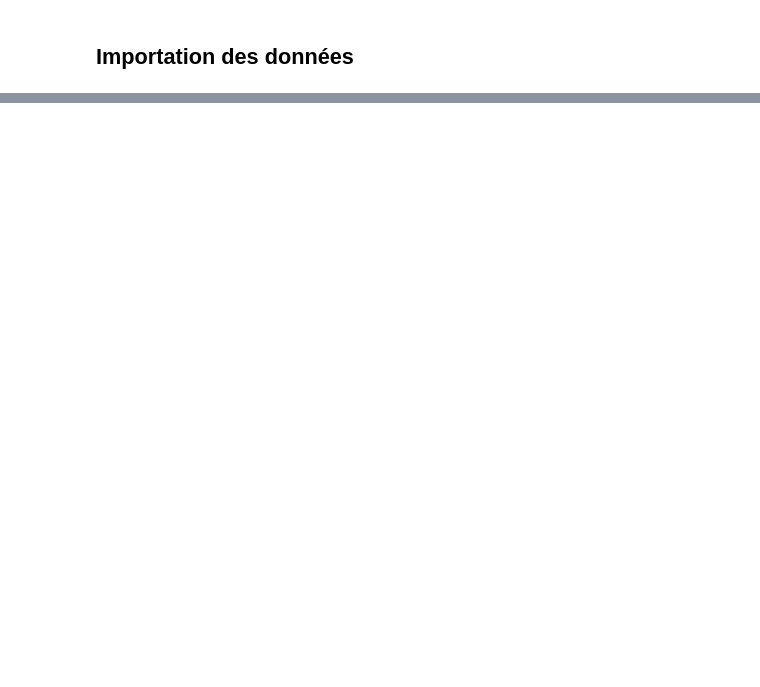
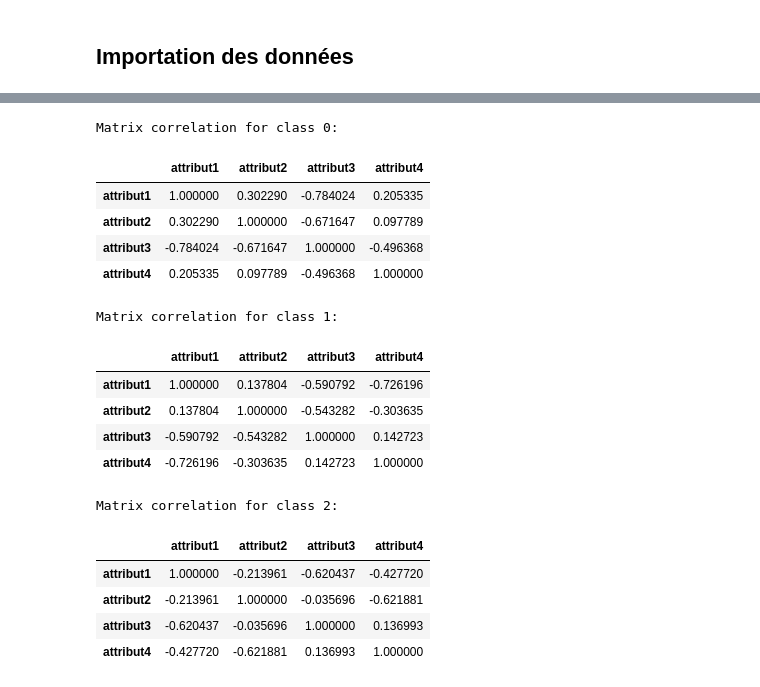
Before and after one commit to T-amairi/IFT870, a Jupyter notebook: TP1.ipynb, the cells around one changed output, grey strips where cells are left out. Drawn from its saved outputs; the diff is of its cells as text; code cells hidden in the pictures; blank space fills up the shorter version.

```diff
--- a/TP1.ipynb
+++ b/TP1.ipynb
@@ -141,0 +57,28 @@ Accuracy: 25.42%
+# %%
+# group by classes
+grouped = data.groupby('classe')
+
+# compute the correlation matrix for each class
+for name, group in grouped:
+    corrClass = group.drop('classe', axis=1).corr()
+    print("Matrix correlation for class {}:".format(name))
+    display(corrClass)
+# %% [output]
+Matrix correlation for class 0:
+|  | attribut1 | attribut2 | attribut3 | attribut4 |
+| attribut1 | 1.000000 | 0.302290 | -0.784024 | 0.205335 |
+| attribut2 | 0.302290 | 1.000000 | -0.671647 | 0.097789 |
+| attribut3 | -0.784024 | -0.671647 | 1.000000 | -0.496368 |
+| attribut4 | 0.205335 | 0.097789 | -0.496368 | 1.000000 |
+Matrix correlation for class 1:
+|  | attribut1 | attribut2 | attribut3 | attribut4 |
+| attribut1 | 1.000000 | 0.137804 | -0.590792 | -0.726196 |
+| attribut2 | 0.137804 | 1.000000 | -0.543282 | -0.303635 |
+| attribut3 | -0.590792 | -0.543282 | 1.000000 | 0.142723 |
+| attribut4 | -0.726196 | -0.303635 | 0.142723 | 1.000000 |
+Matrix correlation for class 2:
+|  | attribut1 | attribut2 | attribut3 | attribut4 |
+| attribut1 | 1.000000 | -0.213961 | -0.620437 | -0.427720 |
+| attribut2 | -0.213961 | 1.000000 | -0.035696 | -0.621881 |
+| attribut3 | -0.620437 | -0.035696 | 1.000000 | 0.136993 |
+| attribut4 | -0.427720 | -0.621881 | 0.136993 | 1.000000 |
```
Also changed, not shown: parts of 49 cells of this notebook.
